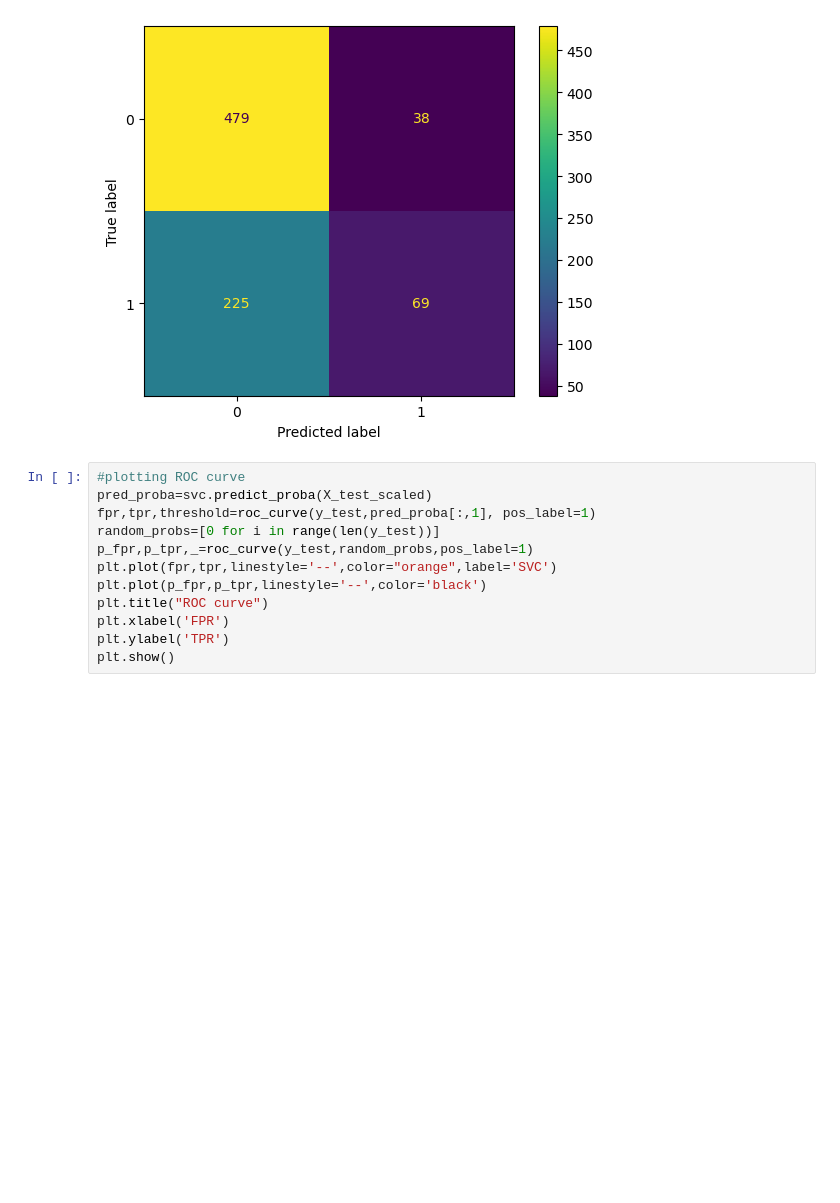
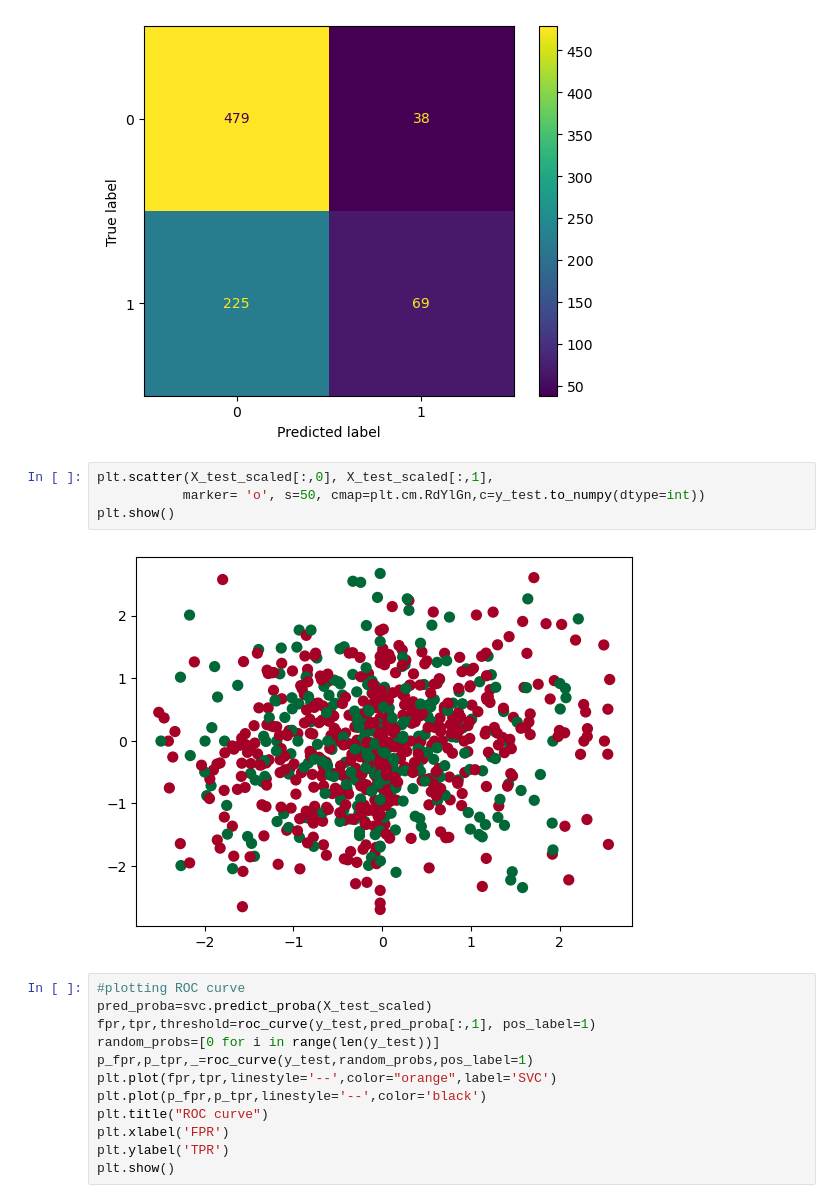
Before and after one commit to jay-singhvi/H2OQualitizer, a Jupyter notebook: Models/SVM.ipynb, the cells around one changed output. Drawn from its saved outputs; the diff is of its cells as text; blank space fills up the shorter version.

```diff
--- a/Models/SVM.ipynb
+++ b/Models/SVM.ipynb
@@ -128,6 +144,12 @@ display_cm.plot()
 plt.show()
 # %% [output]
 [figure]
+# %%
+plt.scatter(X_test_scaled[:,0], X_test_scaled[:,1],
+           marker= 'o', s=50, cmap=plt.cm.RdYlGn,c=y_test.to_numpy(dtype=int))
+plt.show()
+# %% [output]
+[figure, added]
 # %%
 #plotting ROC curve
 pred_proba=svc.predict_proba(X_test_scaled)
```
Also changed, not shown: parts of 13 cells of this notebook, 31 other files.
